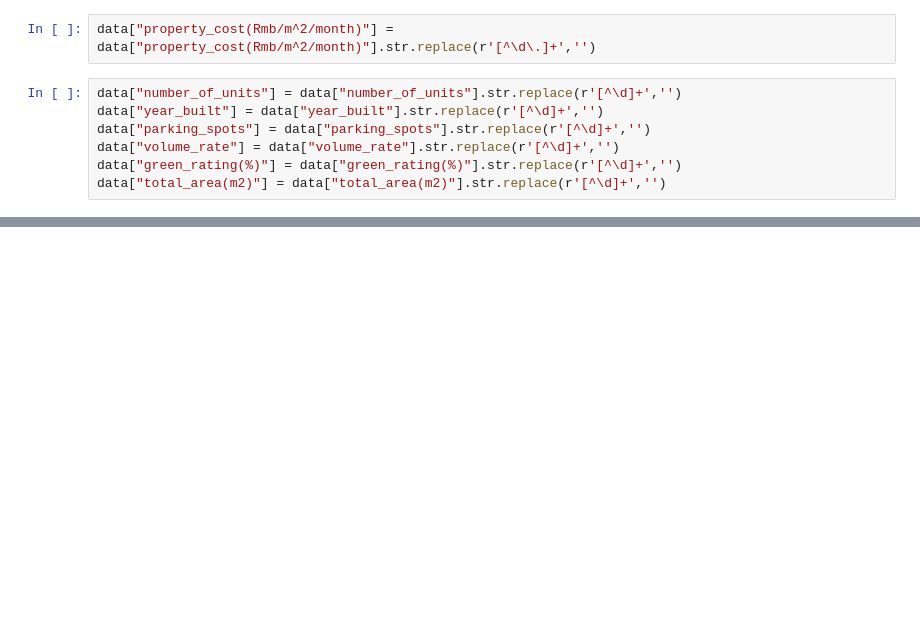
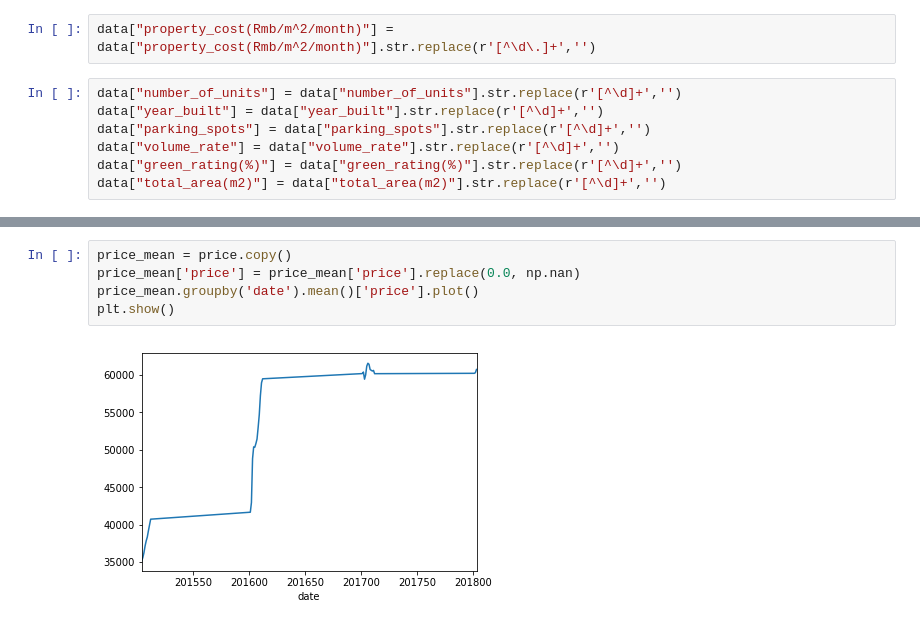
Before and after one commit to Zeronica/DataMJB, a Jupyter notebook: clean_new.ipynb, the cells around one changed output, grey strips where cells are left out. Cells and saved outputs as stored; diff of their text form; blank space fills up the shorter version.

```diff
--- a/clean_new.ipynb
+++ b/clean_new.ipynb
@@ -66,0 +137,7 @@ data_with_price.head().T
+# %%
+price_mean = price.copy()
+price_mean['price'] = price_mean['price'].replace(0.0, np.nan)
+price_mean.groupby('date').mean()['price'].plot()
+plt.show()
+# %% [output]
+[figure, added]
```
Also changed, not shown: parts of 10 cells of this notebook.
